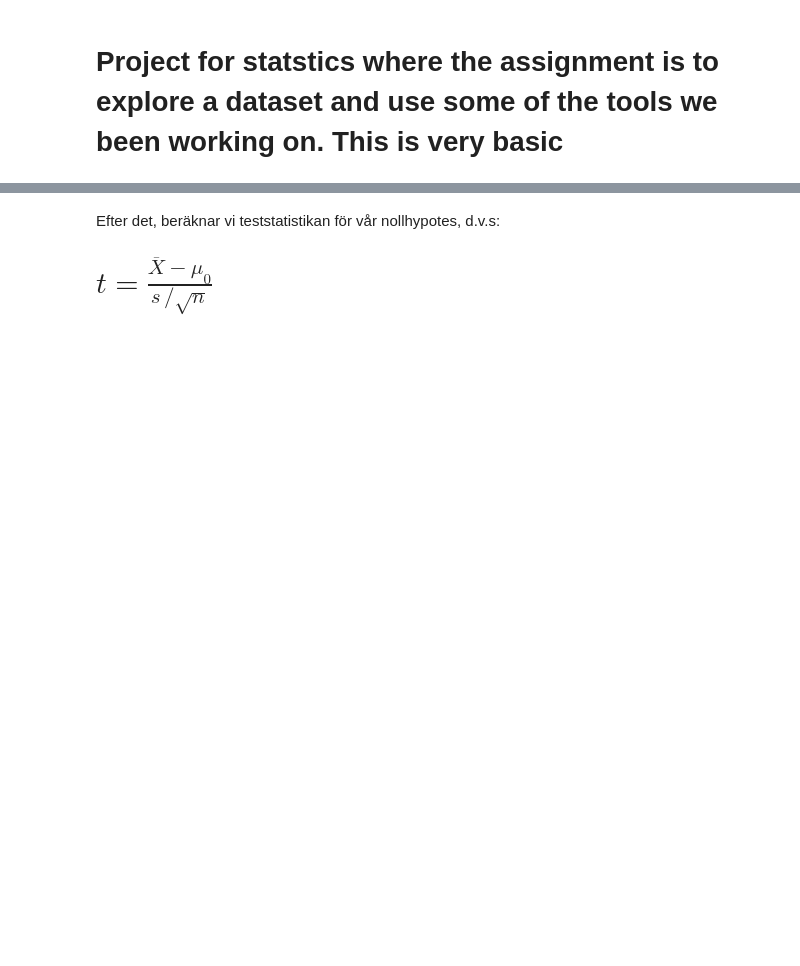
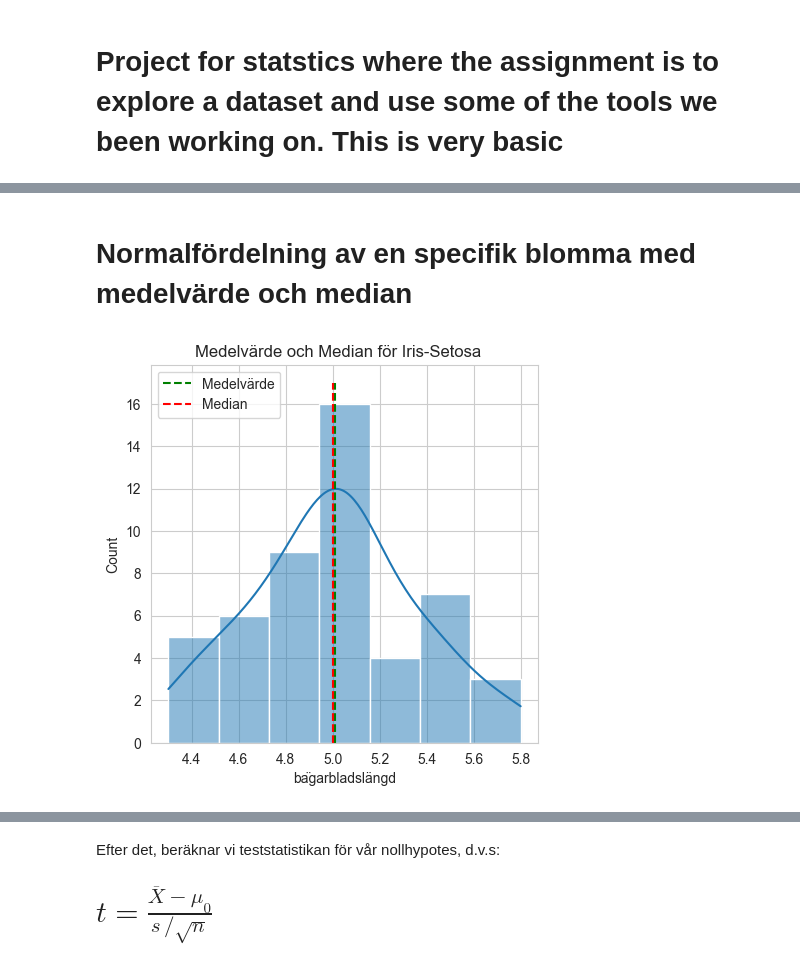
Before and after one commit to JoelOscarsson/Statistics, a Jupyter notebook: Projekt.ipynb, the cells around one changed output, grey strips where cells are left out. Saved outputs shown, nothing was run; the diff lists cells and outputs as text; code cells hidden in the pictures; blank space fills up the shorter version.

```diff
--- a/Projekt.ipynb
+++ b/Projekt.ipynb
@@ -58,0 +179,36 @@ array(['Iris-setosa', 'Iris-versicolor', 'Iris-virginica'], dtype=object)
+# %% [markdown]
+# Normalfördelning av en specifik blomma med medelvärde och median
+# %%
+# Indexar en viss blomma
+from scipy.stats import norm
+
+df_setosa = df[df['Blomtyp'] == 'Iris-setosa'].reset_index(drop=True)
+fig, ax = plt.subplots(figsize=(5, 2))
+
+fig.suptitle('Medelvärde och Median för Iris-Setosa', y=2.1)
+fig.subplots_adjust(top=2)
+sns.histplot(df_setosa, x="bägarbladslängd", bins=7, kde=True, stat="count", discrete=False)
+
+median_flängd = df[df["Blomtyp"] == "Iris-setosa"]["bägarbladslängd"].median().round(2)
+
+plt.plot(
+    [medelvärde_flängd, medelvärde_flängd],
+    [0, 17],
+    color="green",
+    linestyle="dashed",
+    linewidth=1.5,
+    label="Medelvärde",
+);
+
+plt.plot(
+    [median_flängd, median_flängd],
+    [0, 17],
+    color="red",
+    linestyle="dashed",
+    linewidth=1.5,
+    label="Median",
+);
+leg = plt.legend(loc='upper left') # Rita legend för medelvärde och median i övre högra hörnet
+plt.show()
+# %% [output]
+[figure, added]
```
Also changed, not shown: parts of 28 cells of this notebook.
